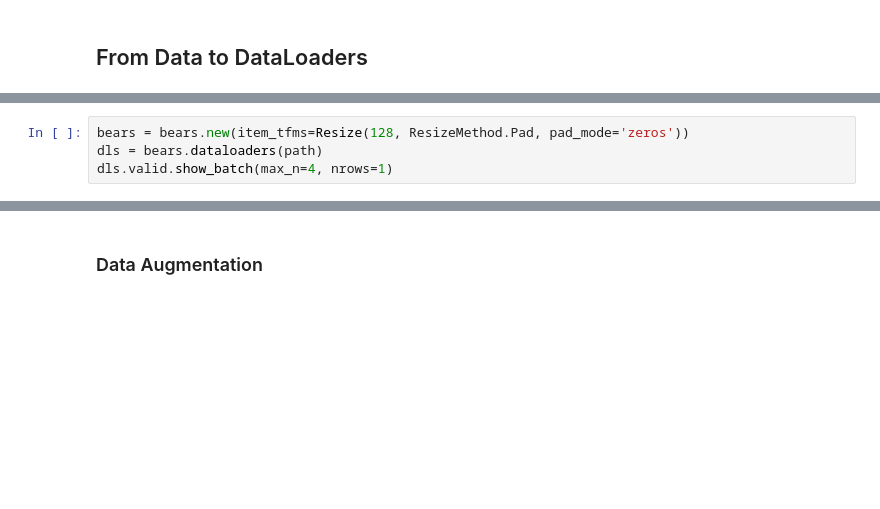
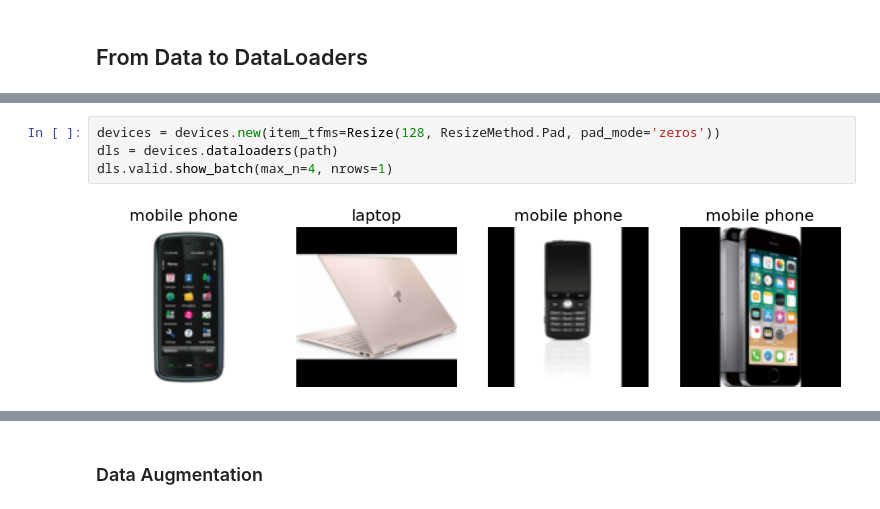
Before and after one commit to arihantvyavhare/device_detector, a Jupyter notebook: model_training.ipynb, the cells around one changed output, grey strips where cells are left out. Saved outputs shown, nothing was run; the diff lists cells and outputs as text; blank space fills up the shorter version.

```diff
--- a/model_training.ipynb
+++ b/model_training.ipynb
@@ -94,5 +74,7 @@ dls.valid.show_batch(max_n=4, nrows=1)
 # %%
-bears = bears.new(item_tfms=Resize(128, ResizeMethod.Pad, pad_mode='zeros'))
-dls = bears.dataloaders(path)
+devices = devices.new(item_tfms=Resize(128, ResizeMethod.Pad, pad_mode='zeros'))
+dls = devices.dataloaders(path)
 dls.valid.show_batch(max_n=4, nrows=1)
+# %% [output]
+[figure, added]
 # %%
```
Also changed, not shown: parts of 49 cells of this notebook, 1 other file.
